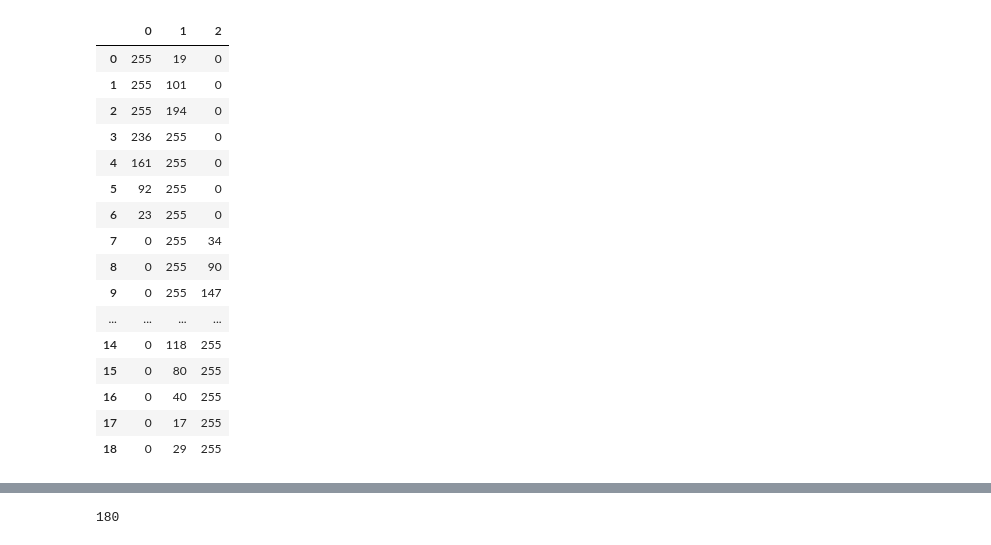
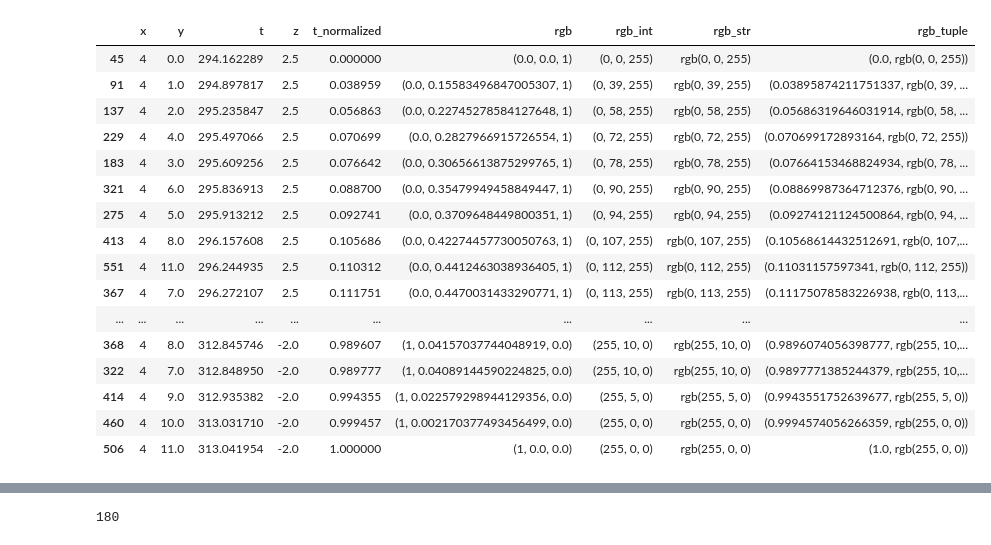
Before and after one commit to at1047/py-capstone, a Jupyter notebook: app.ipynb, the cells around one changed output, grey strips where cells are left out. Cells and saved outputs as stored; diff of their text form; code cells hidden in the pictures.

```diff
--- a/app.ipynb
+++ b/app.ipynb
@@ -95,25 +47,43 @@ plt.show()
-# %%
-df_rgb = c.copy()
-df_rgb = df_rgb.head(19)
-df_rgb = df_rgb*255
-# df_rgb = df_rgb.apply(np.floor)
-df_rgb = df_rgb.astype('int')
-df_rgb
-# %% [output]
-|  | 0 | 1 | 2 |
-| 0 | 255 | 19 | 0 |
-| 1 | 255 | 101 | 0 |
-| 2 | 255 | 194 | 0 |
-| 3 | 236 | 255 | 0 |
-| 4 | 161 | 255 | 0 |
-| 5 | 92 | 255 | 0 |
-| 6 | 23 | 255 | 0 |
-| 7 | 0 | 255 | 34 |
-| 8 | 0 | 255 | 90 |
-| 9 | 0 | 255 | 147 |
-| ... | ... | ... | ... |
-| 14 | 0 | 118 | 255 |
-| 15 | 0 | 80 | 255 |
-| 16 | 0 | 40 | 255 |
-| 17 | 0 | 17 | 255 |
-| 18 | 0 | 29 | 255 |
+# %%
+filename = 'thermoelectric_h2'
+df_raw = pd.read_pickle(f'static/files/{filename}.pkl')
+# df_xy = df_raw.loc[df_raw['z'] == 0].copy() # change Z depending on model
+df_xy = df_raw.copy() # change Z depending on model
+t_min = df_raw['t'].min()
+t_max = df_raw['t'].max()
+t_range = t_max - t_min
+
+df_xy['t_normalized'] = (df_xy['t']-t_min)/t_range
+df_xy['rgb'] = df_xy.apply(lambda x: colorsys.hsv_to_rgb(((1-x['t_normalized'])/360*240), 1, 1), axis=1)
+df_xy['rgb_int'] = df_xy['rgb'].apply(lambda x: (int(np.floor(x[0]*255)), int(np.floor(x[1]*255)), int(np.floor(x[2]*255))))
+df_xy['rgb_str'] = df_xy.apply(lambda x: f'rgb{x["rgb_int"]}', axis=1)
+df_xy['rgb_tuple'] = df_xy.apply(lambda x: (x['t_normalized'], f'rgb{x["rgb_int"]}'), axis=1)
+
+# df_xy['hex'] = df_xy['rgb_int'].apply(lambda x: f'#{rgb_to_hex(x)}')
+df_final = pd.DataFrame(columns = ['x', 'y', 't'])
+zs = [-2, 0.3, 2.5]
+for z in zs:
+    # for i in range(num_x):
+    df_tmp = df_xy.loc[df_xy['z'] == z].copy()
+    df_tmp['x'] = i
+    df_final = df_final.append(df_tmp)
+# %%
+df_final
+# %% [output]
+|  | x | y | t | z | t_normalized | rgb | rgb_int | rgb_str | rgb_tuple |
+| 45 | 4 | 0.0 | 294.162289 | 2.5 | 0.000000 | (0.0, 0.0, 1) | (0, 0, 255) | rgb(0, 0, 255) | (0.0, rgb(0, 0, 255)) |
+| 91 | 4 | 1.0 | 294.897817 | 2.5 | 0.038959 | (0.0, 0.15583496847005307, 1) | (0, 39, 255) | rgb(0, 39, 255) | (0.03895874211751337, rgb(0, 39, ... |
+| 137 | 4 | 2.0 | 295.235847 | 2.5 | 0.056863 | (0.0, 0.22745278584127648, 1) | (0, 58, 255) | rgb(0, 58, 255) | (0.05686319646031914, rgb(0, 58, ... |
+| 229 | 4 | 4.0 | 295.497066 | 2.5 | 0.070699 | (0.0, 0.2827966915726554, 1) | (0, 72, 255) | rgb(0, 72, 255) | (0.070699172893164, rgb(0, 72, 255)) |
+| 183 | 4 | 3.0 | 295.609256 | 2.5 | 0.076642 | (0.0, 0.30656613875299765, 1) | (0, 78, 255) | rgb(0, 78, 255) | (0.07664153468824934, rgb(0, 78, ... |
+| 321 | 4 | 6.0 | 295.836913 | 2.5 | 0.088700 | (0.0, 0.35479949458849447, 1) | (0, 90, 255) | rgb(0, 90, 255) | (0.08869987364712376, rgb(0, 90, ... |
+| 275 | 4 | 5.0 | 295.913212 | 2.5 | 0.092741 | (0.0, 0.3709648449800351, 1) | (0, 94, 255) | rgb(0, 94, 255) | (0.09274121124500864, rgb(0, 94, ... |
+| 413 | 4 | 8.0 | 296.157608 | 2.5 | 0.105686 | (0.0, 0.42274457730050763, 1) | (0, 107, 255) | rgb(0, 107, 255) | (0.10568614432512691, rgb(0, 107,... |
+| 551 | 4 | 11.0 | 296.244935 | 2.5 | 0.110312 | (0.0, 0.4412463038936405, 1) | (0, 112, 255) | rgb(0, 112, 255) | (0.11031157597341, rgb(0, 112, 255)) |
+| 367 | 4 | 7.0 | 296.272107 | 2.5 | 0.111751 | (0.0, 0.4470031433290771, 1) | (0, 113, 255) | rgb(0, 113, 255) | (0.11175078583226938, rgb(0, 113,... |
+| ... | ... | ... | ... | ... | ... | ... | ... | ... | ... |
+| 368 | 4 | 8.0 | 312.845746 | -2.0 | 0.989607 | (1, 0.04157037744048919, 0.0) | (255, 10, 0) | rgb(255, 10, 0) | (0.9896074056398777, rgb(255, 10,... |
+| 322 | 4 | 7.0 | 312.848950 | -2.0 | 0.989777 | (1, 0.04089144590224825, 0.0) | (255, 10, 0) | rgb(255, 10, 0) | (0.9897771385244379, rgb(255, 10,... |
+| 414 | 4 | 9.0 | 312.935382 | -2.0 | 0.994355 | (1, 0.022579298944129356, 0.0) | (255, 5, 0) | rgb(255, 5, 0) | (0.9943551752639677, rgb(255, 5, 0)) |
+| 460 | 4 | 10.0 | 313.031710 | -2.0 | 0.999457 | (1, 0.002170377493456499, 0.0) | (255, 0, 0) | rgb(255, 0, 0) | (0.9994574056266359, rgb(255, 0, 0)) |
+| 506 | 4 | 11.0 | 313.041954 | -2.0 | 1.000000 | (1, 0.0, 0.0) | (255, 0, 0) | rgb(255, 0, 0) | (1.0, rgb(255, 0, 0)) |
```
Also changed, not shown: parts of 20 cells of this notebook, 22 other files.
